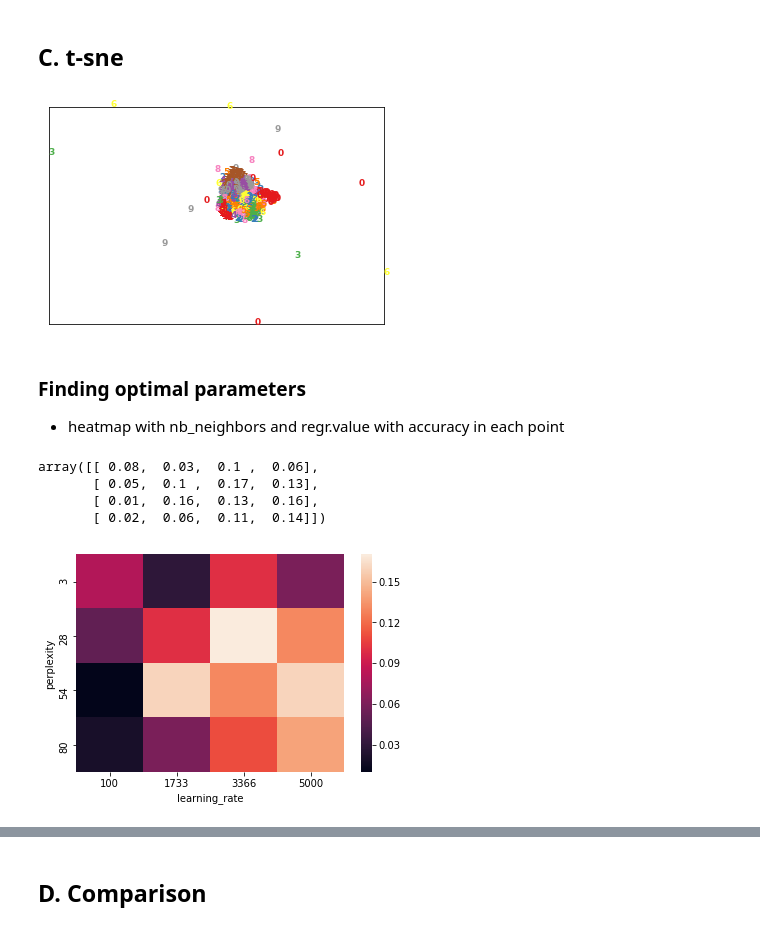
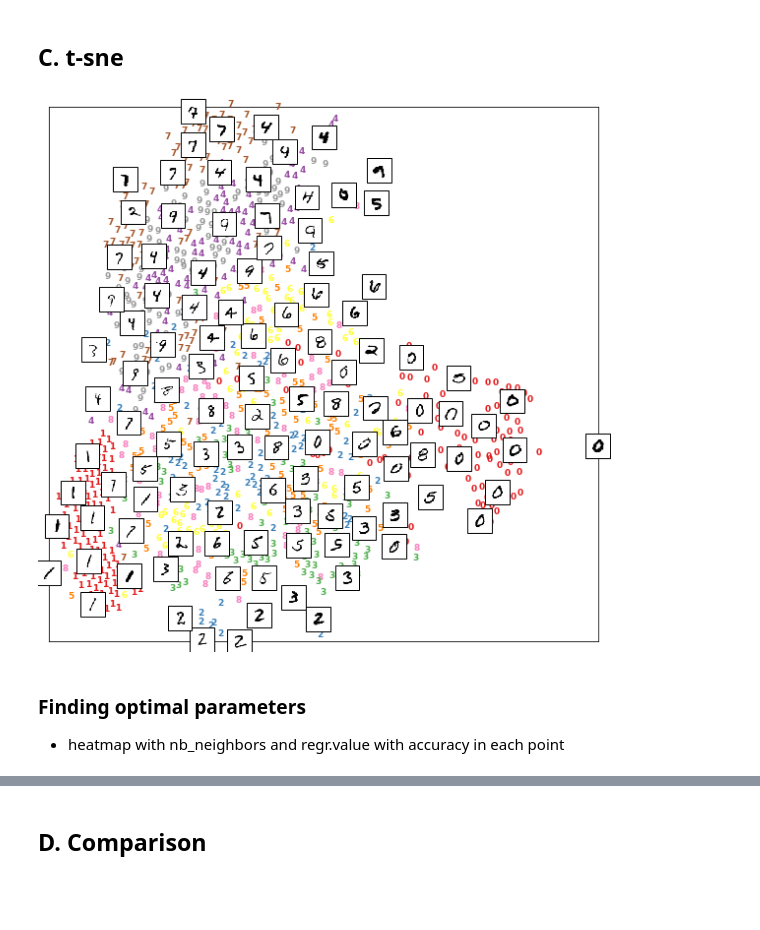
Before and after one commit to hbjornoy/t-SNE-vs-LLE, a Jupyter notebook: Section IV - MNIST.ipynb, the cells around one changed output, grey strips where cells are left out. Cells and saved outputs as stored; diff of their text form; code cells hidden in the pictures; blank space fills up the shorter version.

```diff
--- a/Section IV - MNIST.ipynb
+++ b/Section IV - MNIST.ipynb
@@ -140,24 +121,3 @@ def plot_embedding(X, y, title=None):
 # %% [markdown]
 ### Finding optimal parameters
 - heatmap with nb_neighbors and regr.value with accuracy in each point
-# %%
-grid_width = 10
-nb_clusters = 10
-nb_components = 2
-nb_samples = 500
-reg_space=np.logspace(-14,10,grid_width)
-neighbor_space = np.linspace(start=3, stop=40, num=grid_width, endpoint=False, dtype=int)
-
-acc_list = np.zeros((grid_width,grid_width))
-
-for i, nb_neighbors in enumerate(neighbor_space):
-    for j, reg_term in enumerate(reg_space):
-
-
-        lle = manifold.LocallyLinearEmbedding(nb_neighbors, nb_components, reg=reg_term,
-                                              method='standard')
-        X_lle = lle.fit_transform(inputs[0:nb_samples])
-
-        kmeans = KMeans(init='k-means++', n_clusters=nb_clusters, random_state=123).fit(X_lle)
-        acc = metrics.accuracy_score(targets[0:nb_samples], kmeans.labels_)
-        acc_list[i, j] = acc
@@ -196,17 +129,17 @@ plt.show()
 # %% [markdown]
 ## C. t-sne
 # %%
-nb_samples = 500
-tsne = manifold.TSNE(n_components=2, perplexity = 30, early_exaggeration = 4, learning_rate=1000.0,
-                     n_iter=1000, metric='euclidean', init='pca', verbose=0, random_state=0)
-
+#nb_samples = 3000
+tsne = manifold.TSNE(n_components=2, perplexity=70.0, early_exaggeration=12.0, learning_rate=200.0,
+                     init='pca', random_state=123)
 X_tsne = tsne.fit_transform(inputs[0:nb_samples])
 # %%
 
-plot_embedding(X_tsne, targets[0:500])
+PL.plot_embedding(inputs, X_tsne, targets[0:nb_samples])
+plt.savefig("MNIST_tsne_embedding")
 plt.show()
 # %% [output]
-[figure, old version]
+[figure, new version]
 # %% [markdown]
 ### Finding optimal parameters
 - heatmap with nb_neighbors and regr.value with accuracy in each point
@@ -233,16 +145,0 @@ for i, perplexity in enumerate(perplexity_space):
-# %%
-acc_list
-# %% [output]
-array([[ 0.08,  0.03,  0.1 ,  0.06],
-       [ 0.05,  0.1 ,  0.17,  0.13],
-       [ 0.01,  0.16,  0.13,  0.16],
-       [ 0.02,  0.06,  0.11,  0.14]])
-# %%
-ax = sns.heatmap(acc_list)
-ax.set_xlabel("learning_rate")
-ax.set_ylabel("perplexity")
-ax.set_xticklabels(learning_rate_space)
-ax.set_yticklabels(perplexity_space)
-plt.show()
-# %% [output]
-[figure, removed]
```
Also changed, not shown: parts of 12 cells of this notebook, 4 other files.
